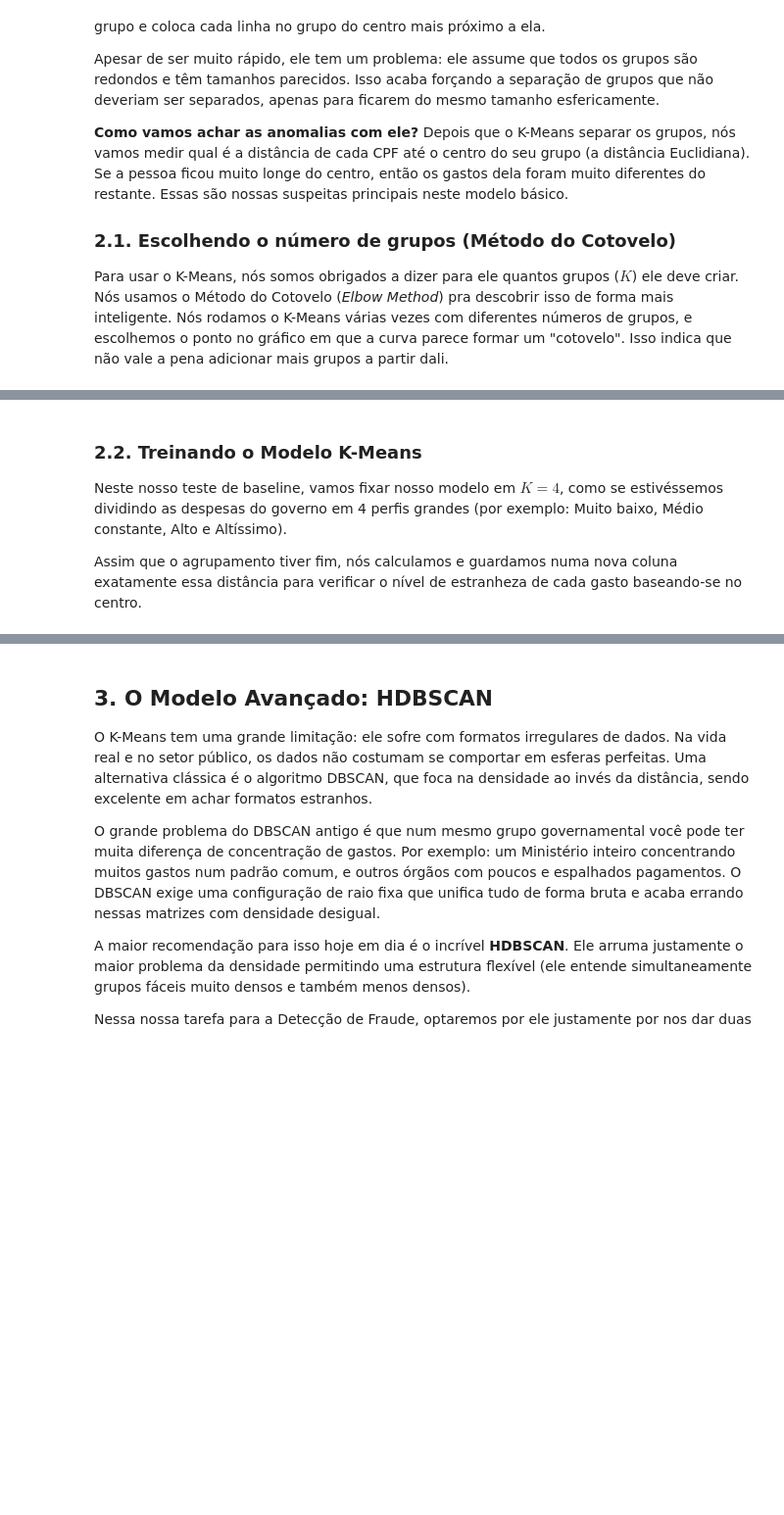
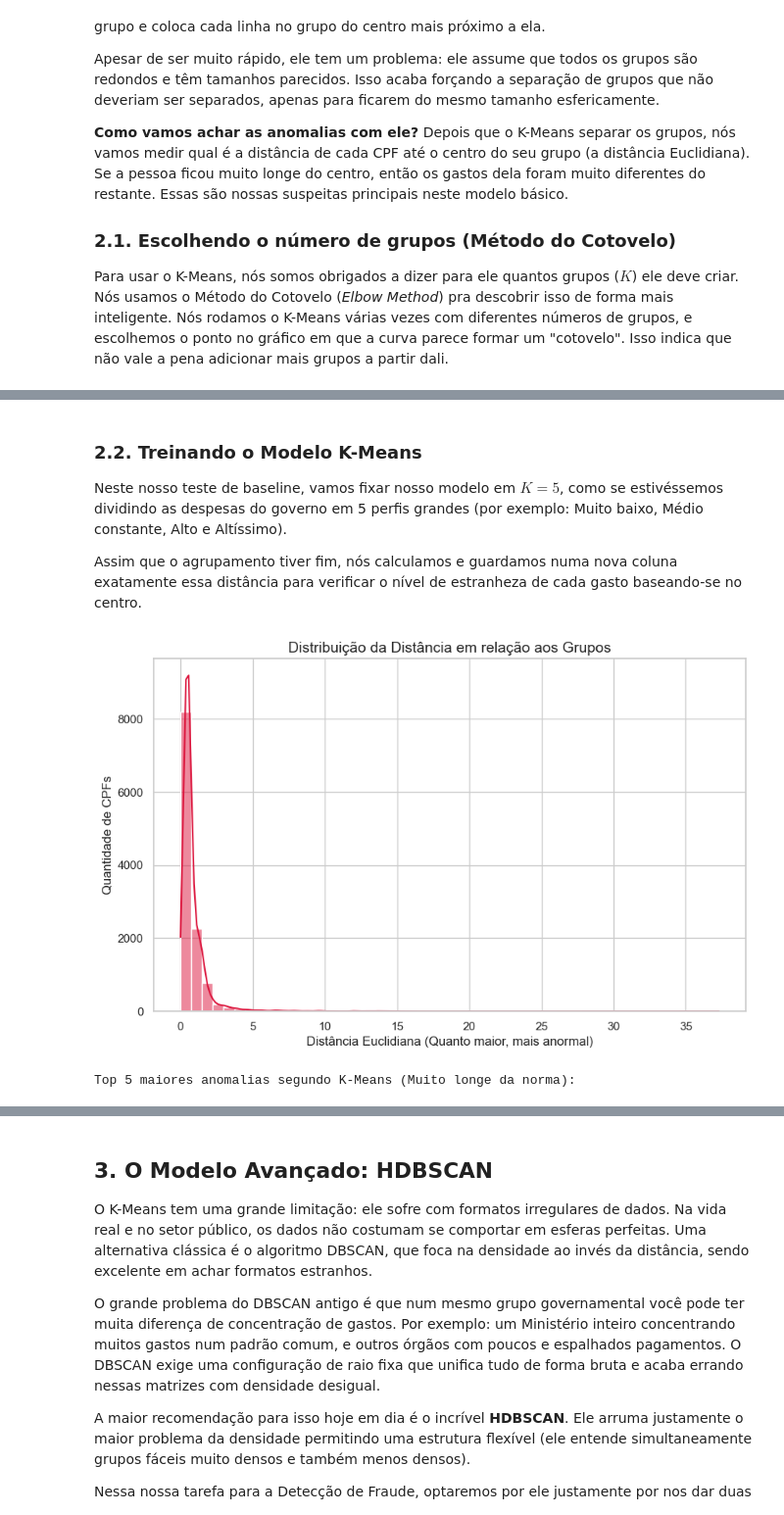
Before and after one commit to bituruna/cpgf-anomaly-detection-md, a Jupyter notebook: src/02_mineracao_e_avaliacao.ipynb, the cells around one changed output, grey strips where cells are left out. Shown at 98% size. Cells and saved outputs as stored; diff of their text form; code cells hidden in the pictures; blank space fills up the shorter version.

```diff
--- a/src/02_mineracao_e_avaliacao.ipynb
+++ b/src/02_mineracao_e_avaliacao.ipynb
@@ -76,39 +76,41 @@ ValueError: at least one array or dtype is required
 # %% [markdown]
 ### 2.2. Treinando o Modelo K-Means
 
-Neste nosso teste de baseline, vamos fixar nosso modelo em $K=4$, como se estivéssemos dividindo as despesas do governo em 4 perfis grandes (por exemplo: Muito baixo, Médio constante, Alto e Altíssimo).
+Neste nosso teste de baseline, vamos fixar nosso modelo em $K=5$, como se estivéssemos dividindo as despesas do governo em 5 perfis grandes (por exemplo: Muito baixo, Médio constante, Alto e Altíssimo).
 
 Assim que o agrupamento tiver fim, nós calculamos e guardamos numa nova coluna exatamente essa distância para verificar o nível de estranheza de cada gasto baseando-se no centro.
 # %%
-# Parâmetro global com K=4
-n_clusters = 4
+# Parâmetro global com K=5
+n_clusters = 5
 kmeans = KMeans(n_clusters=n_clusters, random_state=42, n_init='auto')
 
 # Criamos a coluna dos clusters do modelo
 df['Cluster_KMeans'] = kmeans.fit_predict(df)
 
 # Agora, vamos medir quão distante cada um ficou
 centroides = kmeans.cluster_centers_
 distancias = []
-
 for i in range(len(df)):
     cluster_idx = df['Cluster_KMeans'].iloc[i]
     ponto = df.drop(columns=['Cluster_KMeans']).iloc[i].values
     centroide = centroides[cluster_idx]
 
     # Distância Euclidiana
     dist = np.linalg.norm(ponto - centroide)
     distancias.append(dist)
 
 df['Distancia_Centroide_KMeans'] = distancias
 
 # Plotando para ver as pessoas muito longe do centro
 plt.figure()
 sns.histplot(df['Distancia_Centroide_KMeans'], bins=50, kde=True, color='crimson')
 plt.title('Distribuição da Distância em relação aos Grupos', fontsize=14)
 plt.xlabel('Distância Euclidiana (Quanto maior, mais anormal)')
 plt.ylabel('Quantidade de CPFs')
 plt.show()
 
 print("Top 5 maiores anomalias segundo K-Means (Muito longe da norma):")
 display(df.sort_values('Distancia_Centroide_KMeans', ascending=False).head())
+# %% [output]
+[figure, added]
+Top 5 maiores anomalias segundo K-Means (Muito longe da norma):
```
Also changed, not shown: parts of 6 cells of this notebook.
